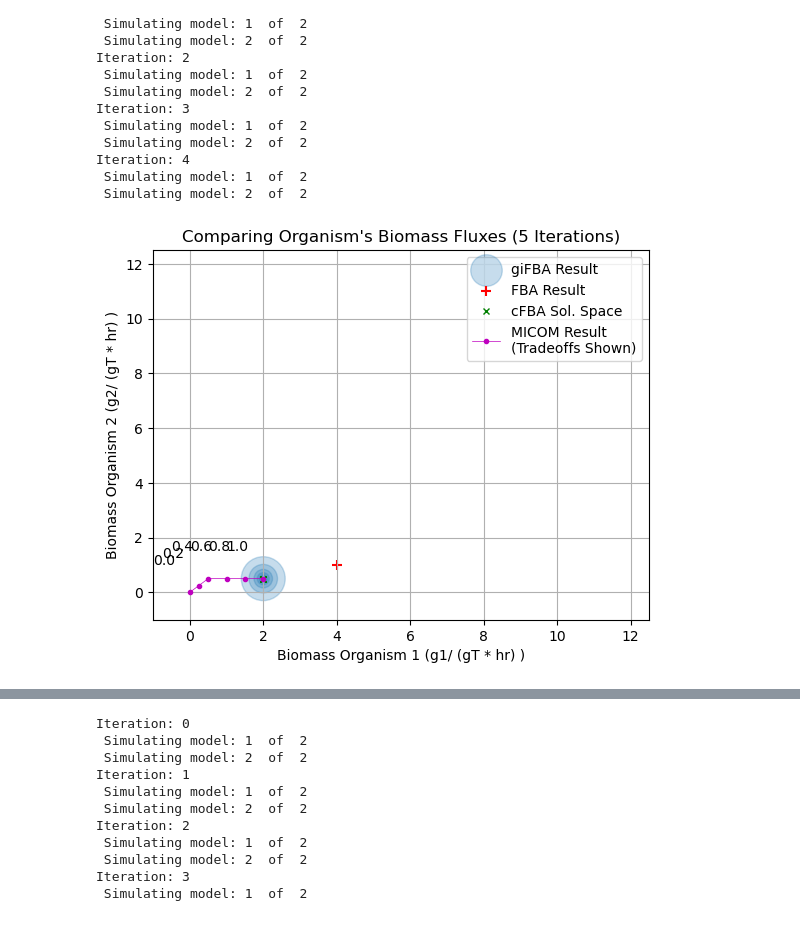
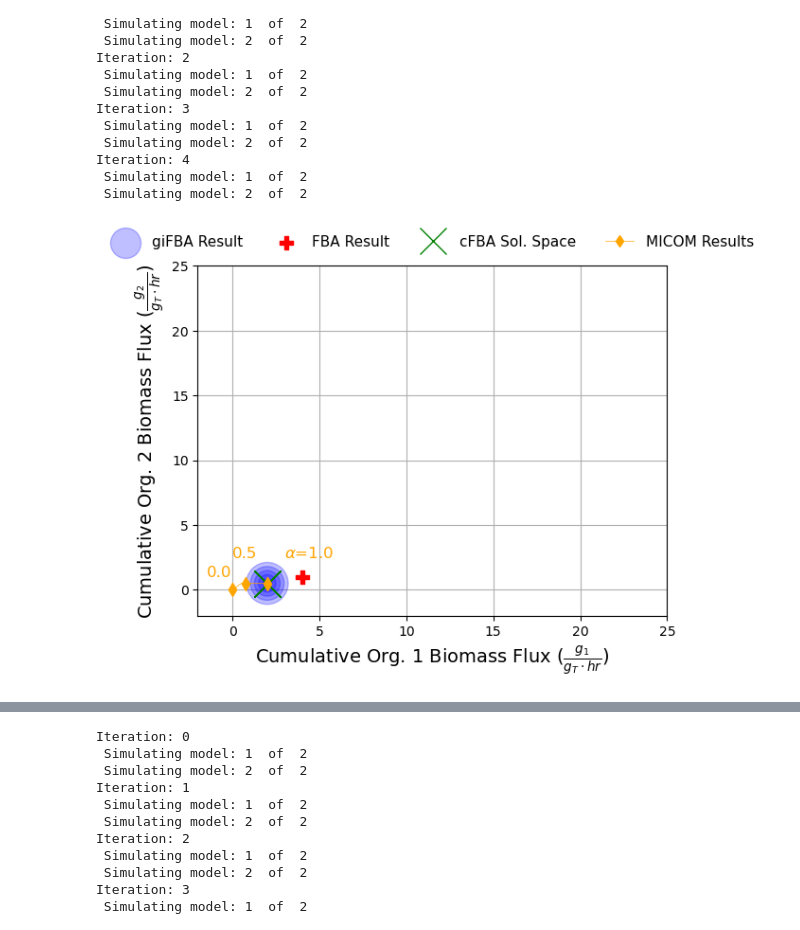
Before and after one commit to m-3-lab/giFBA, a Jupyter notebook: Examples/gifba_utilization.ipynb, the cells around one changed output, grey strips where cells are left out. Saved outputs shown, nothing was run; the diff lists cells and outputs as text; code cells hidden in the pictures.

```diff
--- a/Examples/gifba_utilization.ipynb
+++ b/Examples/gifba_utilization.ipynb
@@ -735,64 +928,109 @@ import matplotlib.pyplot as plt
 import numpy as np
 import pandas as pd
 
+# sizes for markers
+fba_marker_size, cfba_marker_size, micom_marker_size = 100, 20, 50
+gifba_marker_sizes = np.linspace(4, 18, community.iters)**2 * np.pi
+micom_line_width = 0.5
+colors = ["b", "r", "g", "orange"] # gifba, FBA, cFBA, MICOM
+
+
 # plot giFBA results
 bio1_gifba = np.cumsum(org_flux.loc[0, :]["exchangeBio1"])
 bio2_gifba = np.cumsum(org_flux.loc[1, :]["exchangeBio2"])
 plt.scatter(bio1_gifba, bio2_gifba,
-			marker="o", s=np.geomspace(10, 100, community.iters)**1.5, alpha=0.25,
-			label="giFBA Result")
+			color=colors[0],
+			marker="o",
+			s=gifba_marker_sizes,
+			alpha=0.25,
+			label="giFBA Result",
+			zorder = 2)
 
 
 # compared to cobrapy FBA
 models, media = gifba.utils.load_simple_models(sim) # reload models (since giFBA changed them)
 for model in models:
 	for ex in model.exchanges:
 		model.exchanges.get_by_id(ex.id).lower_bound = 0
 for ex, flux in media.items():
 	if ex in models[0].exchanges:
 		models[0].exchanges.get_by_id(ex).lower_bound = flux
 for ex, flux in media.items():
 	if ex in models[1].exchanges:
 		models[1].exchanges.get_by_id(ex).lower_bound = flux
 bio1_fba = models[0].optimize().objective_value
 bio2_fba = models[1].optimize().objective_value
 plt.scatter(bio1_fba, bio2_fba,
-			color='r',
-			marker="+",
-			s=60,
-			label='FBA Result')
+			color=colors[1],
+			marker="P",
+			s=fba_marker_size,
+			label='FBA Result',
+			zorder=3)
 
 
 # compared to cFBA
-cfba = pd.read_csv(f"Simple_Models/Results/cFBA/cFBA_results_sim{sim}.csv", index_col=False)
+cfba = pd.read_csv(f"Results/cFBA/cFBA_results_sim{sim}.csv", index_col=False)
 plt.plot(cfba["First_Org_Flux"], cfba["Second_Org_Max_Flux"],
-			color='g', marker="x", ms=5, lw=0,
-			label='cFBA Sol. Space')
+			color=colors[2],
+			marker="x",
+			ms=cfba_marker_size,
+			lw=0,
+			label='cFBA Sol. Space',
+			zorder=3)
 
 
 # compared to MICOM
-micom = pd.read_csv("Simple_Models/Results/micom_results.csv", index_col=0)
-plt.plot(micom.loc[sim]["Org1_growth"],micom.loc[sim]["Org2_growth"],
-			color='m',
-			marker="o",
-			lw=0.5, ms=3,
-			label='MICOM Result \n(Tradeoffs Shown)')
-for alpha_idx, bios in enumerate(zip(micom.loc[sim]["Org1_growth"], micom.loc[sim]["Org2_growth"])):
-	alpha =micom.loc[sim]["tradeoff"][alpha_idx]
-	plt.text(bios[0]-1, bios[1]+1, str(alpha))
+micom = pd.read_csv("Results/micom_results.csv", index_col=0)
+micom = micom.loc[sim]
+plt.plot(micom["Org1_growth"], micom["Org2_growth"],
+			color=colors[3],
+			lw=micom_line_width,
+			ms=micom_marker_size,
+			zorder=3)
 
+# label MICOM tradeoff points (only some)
+alpha_tradeoff = 0.0
+posx = micom[micom["tradeoff"] == alpha_tradeoff].reset_index()["Org1_growth"].values[0]
+posy = micom[micom["tradeoff"] == alpha_tradeoff].reset_index()["Org2_growth"].values[0]
+plt.text(posx-1.5, posy+1, str(alpha_tradeoff),
+			fontsize=12, zorder=3, color=colors[3])
+plt.scatter(posx, posy,
+			s=micom_marker_size, c=colors[3], marker="d", zorder=3)
+
+alpha_tradeoff = 0.5
+posx = micom[micom["tradeoff"] == alpha_tradeoff].reset_index()["Org1_growth"].values[0]
+posy = micom[micom["tradeoff"] == alpha_tradeoff].reset_index()["Org2_growth"].values[0]
+plt.text(posx-0.75, posy+2, str(alpha_tradeoff),
+		fontsize=12, zorder=3, color=colors[3])
+plt.scatter(posx, posy,
+			s=micom_marker_size, c=colors[3], marker="d", zorder=3)
+
+alpha_tradeoff = 1.0
+posx = micom[micom["tradeoff"] == alpha_tradeoff].reset_index()["Org1_growth"].values[0]
+posy = micom[micom["tradeoff"] == alpha_tradeoff].reset_index()["Org2_growth"].values[0]
+plt.text(posx+1, posy+2, r"$\alpha$=1.0",
+		fontsize=12, zorder=3, color=colors[3])
+plt.scatter(posx, posy,
+			s=micom_marker_size, c=colors[3], marker="d", zorder=3)
+
+# create custom legend entry
+micom_handle = plt.Line2D([0], [0], color=colors[3], lw=micom_line_width, marker="d", label='MICOM Results')
+handles, labels = plt.gca().get_legend_handles_labels() # pull original legend
+handles.append(micom_handle) # add new legend entry
+labels.append("MICOM Results") # add new legend entry
+plt.legend(handles=handles, labels=labels,
+		   fontsize=11, loc='upper center', bbox_to_anchor=(0.5, 1.125), ncol=4, frameon=False)
 
 # annotate
-plt.title(f"Comparing Organism's Biomass Fluxes ({community.iters} Iterations)")
-plt.grid()
-plt.xlabel("Biomass Organism 1 (g1/ (gT * hr) )")
-plt.xlim(-1, 12.5)
-plt.ylabel("Biomass Organism 2 (g2/ (gT * hr) )")
-plt.ylim(-1, 12.5)
-plt.legend()
+axis_lab_size = 14
+plt.grid(zorder=0)
+plt.xlabel(r"Cumulative Org. 1 Biomass Flux ($\frac{g_1}{g_T \cdot hr}$)", fontsize=axis_lab_size)
+plt.ylabel(r"Cumulative Org. 2 Biomass Flux ($\frac{g_2}{g_T \cdot hr}$)", fontsize=axis_lab_size)
+plt.xlim(-2, 25)
+plt.ylim(-2, 25)
 
-plt.savefig(f"Simple_Models/Results/giFBA/gifba_sim{sim}.png")
+plt.savefig(f"Results/giFBA_Simple/gifba_sim{sim}.svg", bbox_inches='tight')
 # %% [output]
-[figure, old version]
+[figure, new version]
 # %% [markdown]
 ## Simulation 3a: Simple Cross-Feeding Between 2 Organisms
```
Also changed, not shown: parts of 30 cells of this notebook, 6 other files.
